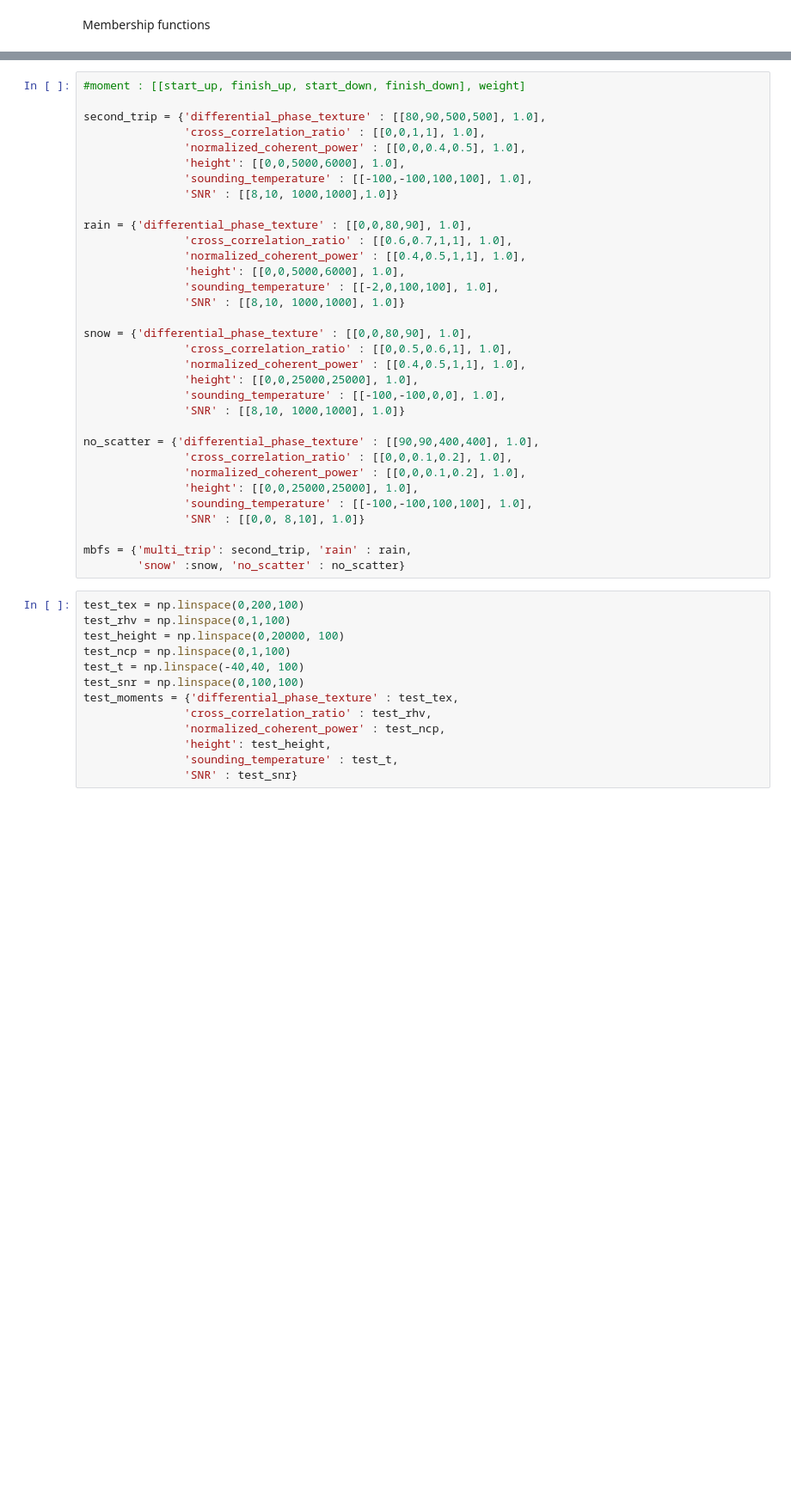
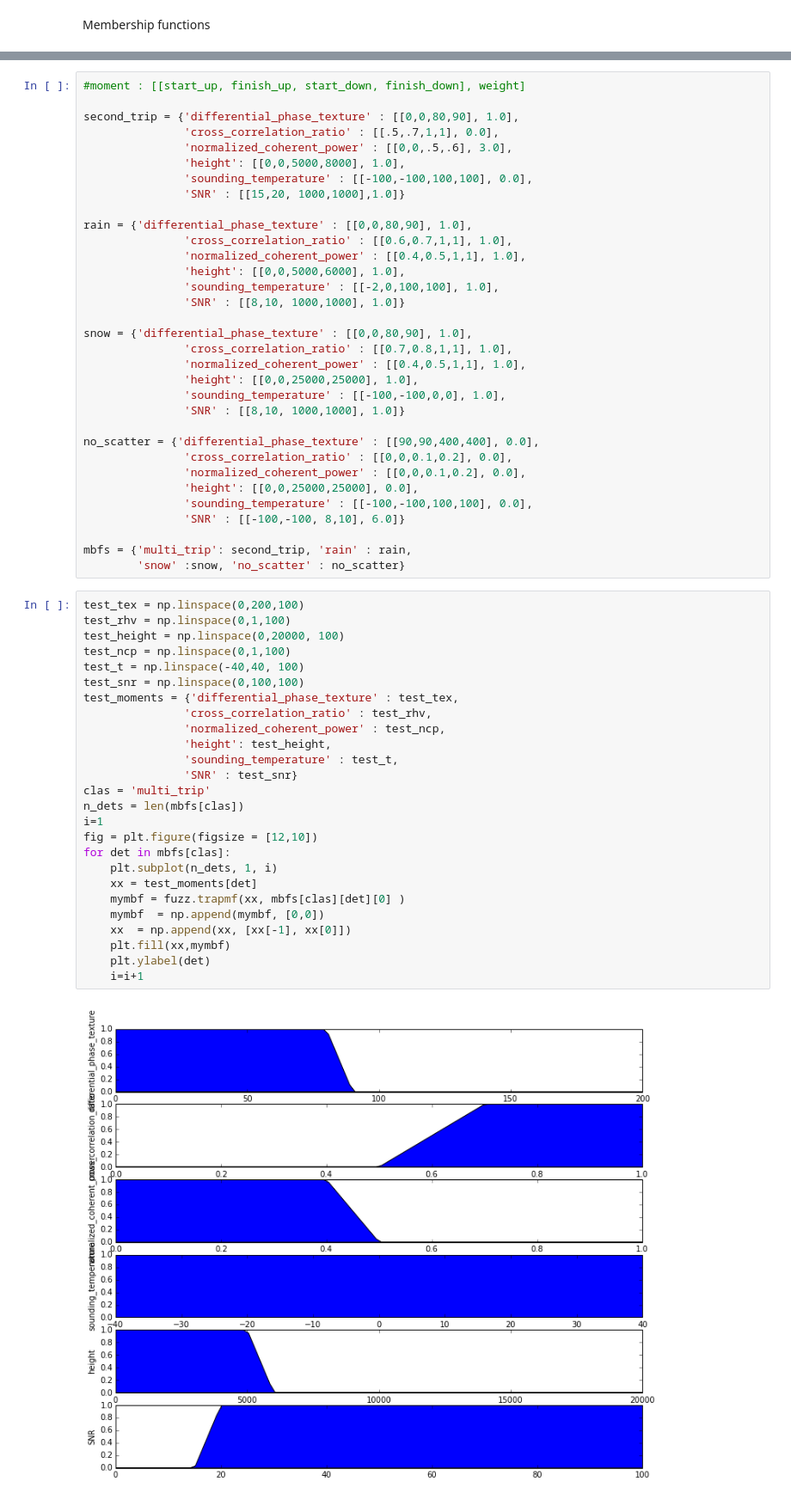
Before and after one commit to ANL-DIGR/openvap, a Jupyter notebook: development/cmac2/notebooks/2 Fuzzy Logic exploration, a simple stab.ipynb, the cells around one changed output, grey strips where cells are left out. Shown at 86% size. Drawn from its saved outputs; the diff is of its cells as text; blank space fills up the shorter version.

```diff
--- a/development/cmac2/notebooks/2 Fuzzy Logic exploration, a simple stab.ipynb
+++ b/development/cmac2/notebooks/2 Fuzzy Logic exploration, a simple stab.ipynb
@@ -327,12 +323,12 @@ print(flds.keys())
 # %%
 #moment : [[start_up, finish_up, start_down, finish_down], weight]
 
-second_trip = {'differential_phase_texture' : [[80,90,500,500], 1.0],
-               'cross_correlation_ratio' : [[0,0,1,1], 1.0],
-               'normalized_coherent_power' : [[0,0,0.4,0.5], 1.0],
-               'height': [[0,0,5000,6000], 1.0],
-               'sounding_temperature' : [[-100,-100,100,100], 1.0],
-               'SNR' : [[8,10, 1000,1000],1.0]}
+second_trip = {'differential_phase_texture' : [[0,0,80,90], 1.0],
+               'cross_correlation_ratio' : [[.5,.7,1,1], 0.0],
+               'normalized_coherent_power' : [[0,0,.5,.6], 3.0],
+               'height': [[0,0,5000,8000], 1.0],
+               'sounding_temperature' : [[-100,-100,100,100], 0.0],
+               'SNR' : [[15,20, 1000,1000],1.0]}
 
 rain = {'differential_phase_texture' : [[0,0,80,90], 1.0],
                'cross_correlation_ratio' : [[0.6,0.7,1,1], 1.0],
@@ -342,31 +338,46 @@ rain = {'differential_phase_texture' : [[0,0,80,90], 1.0],
                'SNR' : [[8,10, 1000,1000], 1.0]}
 
 snow = {'differential_phase_texture' : [[0,0,80,90], 1.0],
-               'cross_correlation_ratio' : [[0,0.5,0.6,1], 1.0],
+               'cross_correlation_ratio' : [[0.7,0.8,1,1], 1.0],
                'normalized_coherent_power' : [[0.4,0.5,1,1], 1.0],
                'height': [[0,0,25000,25000], 1.0],
                'sounding_temperature' : [[-100,-100,0,0], 1.0],
                'SNR' : [[8,10, 1000,1000], 1.0]}
 
-no_scatter = {'differential_phase_texture' : [[90,90,400,400], 1.0],
-               'cross_correlation_ratio' : [[0,0,0.1,0.2], 1.0],
-               'normalized_coherent_power' : [[0,0,0.1,0.2], 1.0],
-               'height': [[0,0,25000,25000], 1.0],
-               'sounding_temperature' : [[-100,-100,100,100], 1.0],
-               'SNR' : [[0,0, 8,10], 1.0]}
+no_scatter = {'differential_phase_texture' : [[90,90,400,400], 0.0],
+               'cross_correlation_ratio' : [[0,0,0.1,0.2], 0.0],
+               'normalized_coherent_power' : [[0,0,0.1,0.2], 0.0],
+               'height': [[0,0,25000,25000], 0.0],
+               'sounding_temperature' : [[-100,-100,100,100], 0.0],
+               'SNR' : [[-100,-100, 8,10], 6.0]}
 
 mbfs = {'multi_trip': second_trip, 'rain' : rain,
         'snow' :snow, 'no_scatter' : no_scatter}
 # %%
 test_tex = np.linspace(0,200,100)
 test_rhv = np.linspace(0,1,100)
 test_height = np.linspace(0,20000, 100)
 test_ncp = np.linspace(0,1,100)
 test_t = np.linspace(-40,40, 100)
 test_snr = np.linspace(0,100,100)
 test_moments = {'differential_phase_texture' : test_tex,
                'cross_correlation_ratio' : test_rhv,
                'normalized_coherent_power' : test_ncp,
                'height': test_height,
                'sounding_temperature' : test_t,
                'SNR' : test_snr}
+clas = 'multi_trip'
+n_dets = len(mbfs[clas])
+i=1
+fig = plt.figure(figsize = [12,10])
+for det in mbfs[clas]:
+    plt.subplot(n_dets, 1, i)
+    xx = test_moments[det]
+    mymbf = fuzz.trapmf(xx, mbfs[clas][det][0] )
+    mymbf  = np.append(mymbf, [0,0])
+    xx  = np.append(xx, [xx[-1], xx[0]])
+    plt.fill(xx,mymbf)
+    plt.ylabel(det)
+    i=i+1
+# %% [output]
+[figure, added]
```
Also changed, not shown: parts of 14 cells of this notebook.
